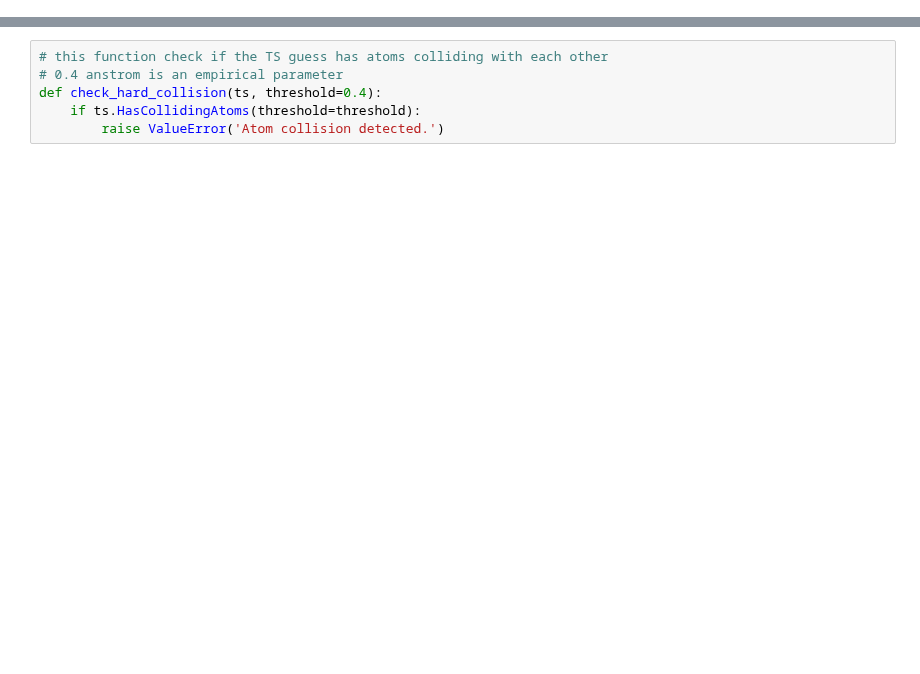
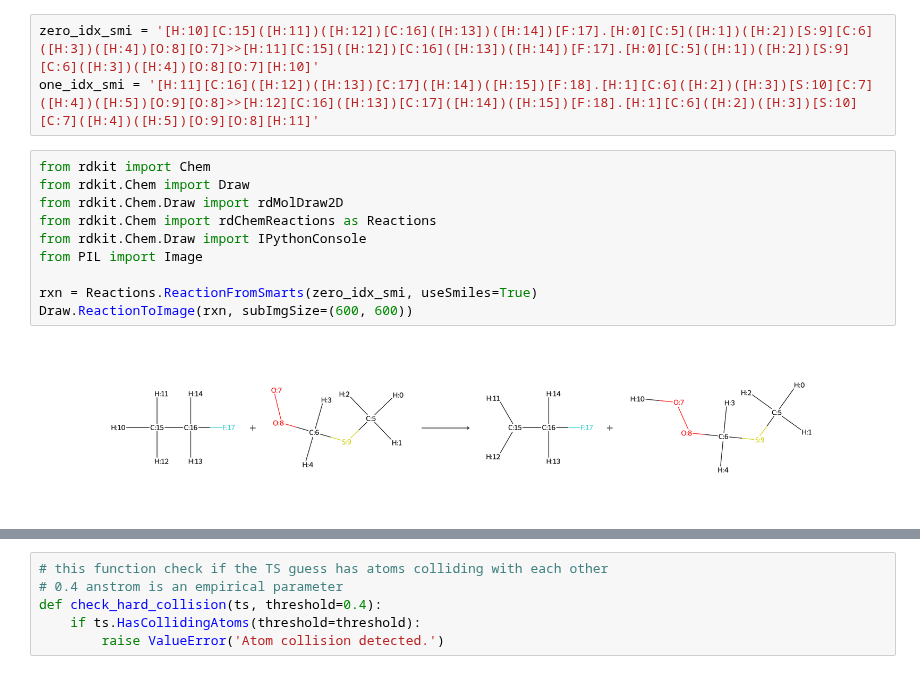
Before and after one commit to QuantumPioneer/QuantumPioneer, a Jupyter notebook: notebooks/step1_ts_guess_generation.ipynb, the cells around one changed output, grey strips where cells are left out. Drawn from its saved outputs; the diff is of its cells as text; blank space fills up the shorter version.

```diff
--- a/notebooks/step1_ts_guess_generation.ipynb
+++ b/notebooks/step1_ts_guess_generation.ipynb
@@ -288,0 +447,15 @@ determine_rp_order(rxn_smi, regexpr='[O:9][O:8]')
+# %%
+zero_idx_smi = '[H:10][C:15]([H:11])([H:12])[C:16]([H:13])([H:14])[F:17].[H:0][C:5]([H:1])([H:2])[S:9][C:6]([H:3])([H:4])[O:8][O:7]>>[H:11][C:15]([H:12])[C:16]([H:13])([H:14])[F:17].[H:0][C:5]([H:1])([H:2])[S:9][C:6]([H:3])([H:4])[O:8][O:7][H:10]'
+one_idx_smi = '[H:11][C:16]([H:12])([H:13])[C:17]([H:14])([H:15])[F:18].[H:1][C:6]([H:2])([H:3])[S:10][C:7]([H:4])([H:5])[O:9][O:8]>>[H:12][C:16]([H:13])[C:17]([H:14])([H:15])[F:18].[H:1][C:6]([H:2])([H:3])[S:10][C:7]([H:4])([H:5])[O:9][O:8][H:11]'
+# %%
+from rdkit import Chem
+from rdkit.Chem import Draw
+from rdkit.Chem.Draw import rdMolDraw2D
+from rdkit.Chem import rdChemReactions as Reactions
+from rdkit.Chem.Draw import IPythonConsole
+from PIL import Image
+
+rxn = Reactions.ReactionFromSmarts(zero_idx_smi, useSmiles=True)
+Draw.ReactionToImage(rxn, subImgSize=(600, 600))
+# %% [output]
+[figure, added]
```
Also changed, not shown: parts of 64 cells of this notebook.
